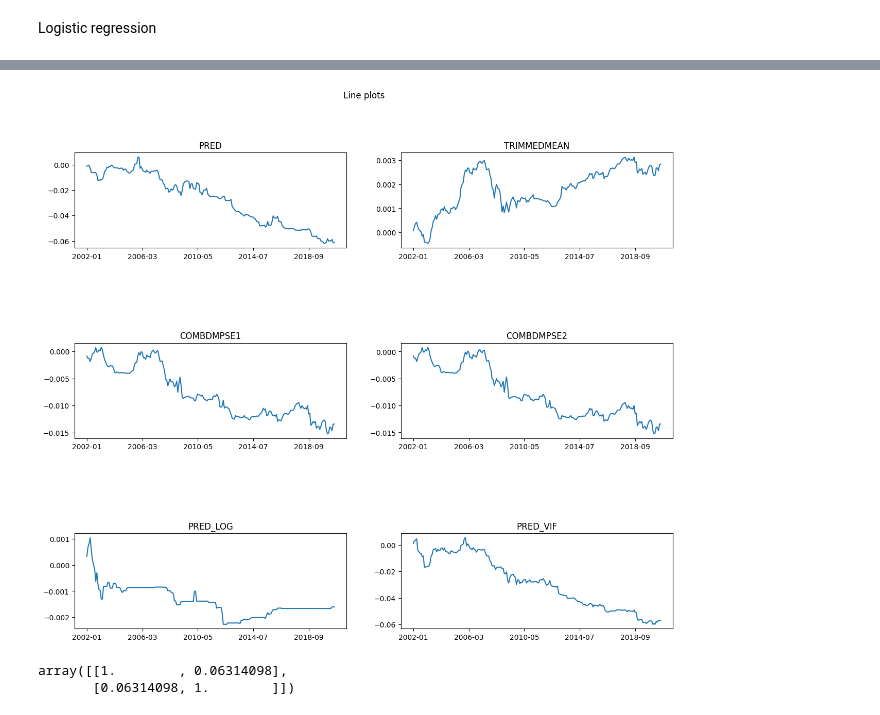
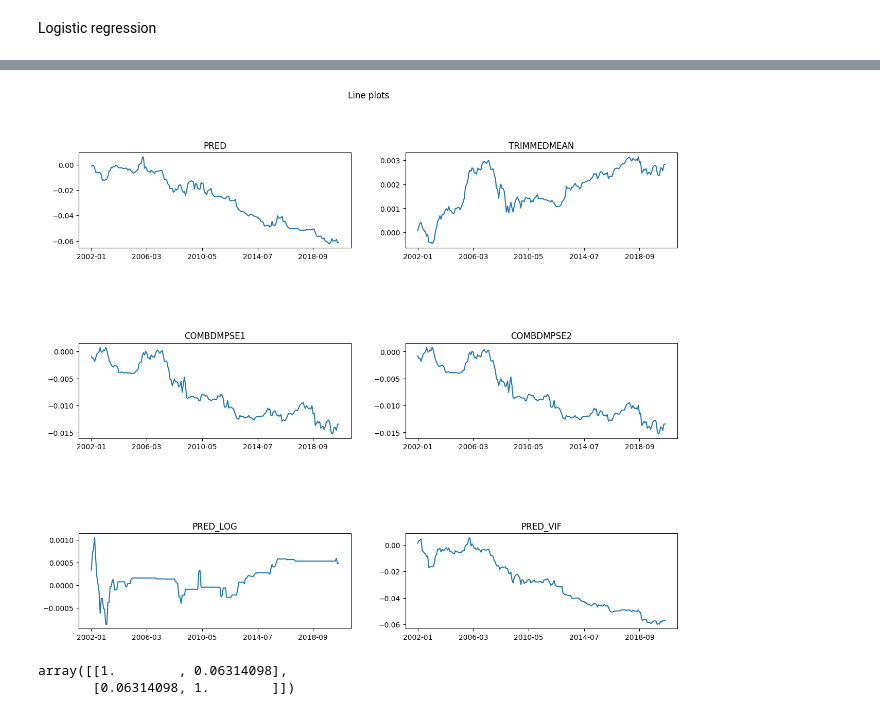
Before and after one commit to jessekeranen/seminar, a Jupyter notebook: jupyter.ipynb, the cells around one changed output, grey strips where cells are left out. Drawn from its saved outputs; the diff is of its cells as text; code cells hidden in the pictures.

```diff
--- a/jupyter.ipynb
+++ b/jupyter.ipynb
@@ -903,8 +903,8 @@ log_df.loc[log_df["K1"] > 0, "K1" ] = 1
 for date in dates:
     out_of_sample = finalmonthlyOnlyIV.loc[date]
     df = log_df.loc[:date]
-    X = df.iloc[:, :-1]
-    y = df.iloc[:, -1:]
+    X = df.iloc[:, :-1].iloc[:-1]
+    y = df.iloc[:, -1:].iloc[:-1]
     glm = sm.GLM(y, X, family=sm.families.Binomial()).fit()
     temp = np.matrix([[date] * len(glm.params)] + [glm.params.tolist()] + [glm.tvalues.tolist()] + [glm.params.index.tolist()])
 
@@ -962,7 +962,7 @@ rhmeanDF = rhmeanDF.rename(columns={0: "rhmean"})
 # Final df2 contains rhmean, realized return and "all" multivariate predictions
 df2 = pd.DataFrame(finalIndexMonthly["K1"]).merge(rhmeanDF, on="Date")
 df2 = df2.merge(pred_df, on="Date")
-df2 = df2.merge(rapachTabelle.iloc[:, -3:], on="Date")
+df2 = df2.merge(rapachTabelle.iloc[:, -5:], on="Date")
 df2 = df2.merge(pred_df_log["Pred_log"], on="Date")
 df2 = df2.merge(pred_df_vif, on="Date")
 
@@ -985,7 +985,7 @@ for prediction in df2.iloc[:,2:]:
 
     #adjusted MSPE following Clark and West (2007) to get pval
     rAdjustMspe = np.square(df2["K1"]-df2["rhmean"]) - (np.square(df2["K1"]-df2[prediction]) - np.square(df2["rhmean"] - df2[prediction]))
-    rAdjustMspeTest_statistic, rAdjustMspeTest_pvalKIT = stats.ttest_1samp(rAdjustMspe, popmean = 0, alternative = 'greater')
+    rAdjustMspeTest_statistic, rAdjustMspeTest_pval = stats.ttest_1samp(rAdjustMspe, popmean = 0, alternative = 'greater')
 
     resultsForecastMV[i,1] = round(rAdjustMspeTest_pval, 3)
 
@@ -1025,22 +1033,22 @@ KeyboardInterrupt:
 # %%
 figuresOosMVDF = pd.DataFrame(np.transpose(figuresOosMV))
 figuresOosMVDF = figuresOosMVDF.set_index(dates)
 figuresOosMVDF.columns = df2.columns[2:]
 
 
 plt.figure(figsize=(15, 12))
 plt.subplots_adjust(hspace=1)
 plt.suptitle("Line plots")
 
 for i, col in enumerate(figuresOosMVDF.columns):
-    ax = plt.subplot(3, 2, i + 1)
+    ax = plt.subplot(4, 2, i + 1)
 
     figuresOosMVDF[col].plot(ax=ax)
 
     ax.set_title(col.upper())
     ax.set_xlabel("")
 # %% [output]
-[figure, old version]
+[figure, new version]
 # %%
 np.corrcoef(df2["Pred"], df2["K1"])
 # %% [output]
```
Also changed, not shown: parts of 5 cells of this notebook.
